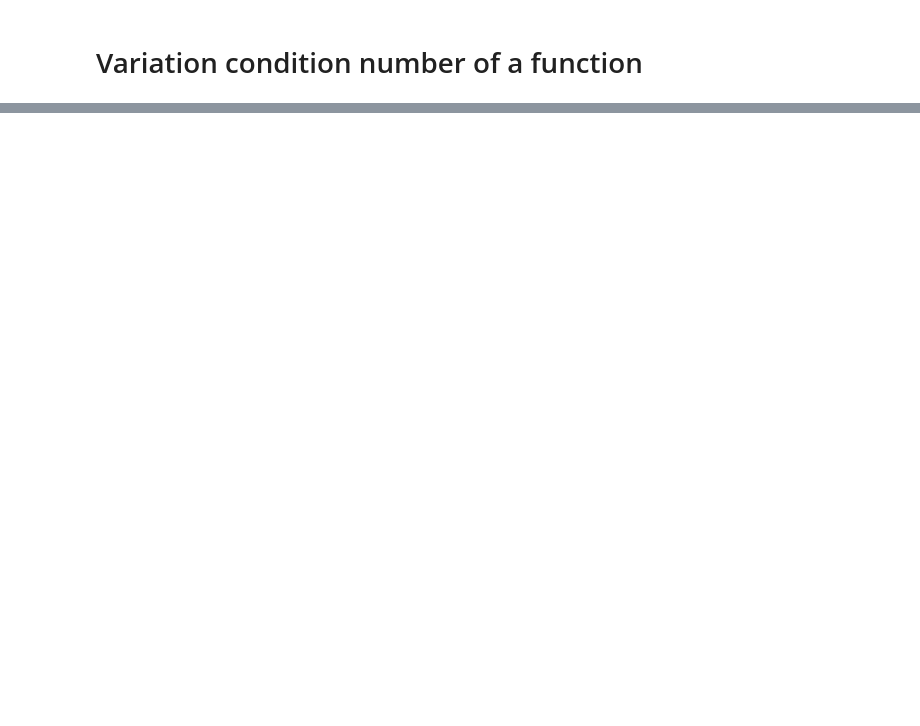
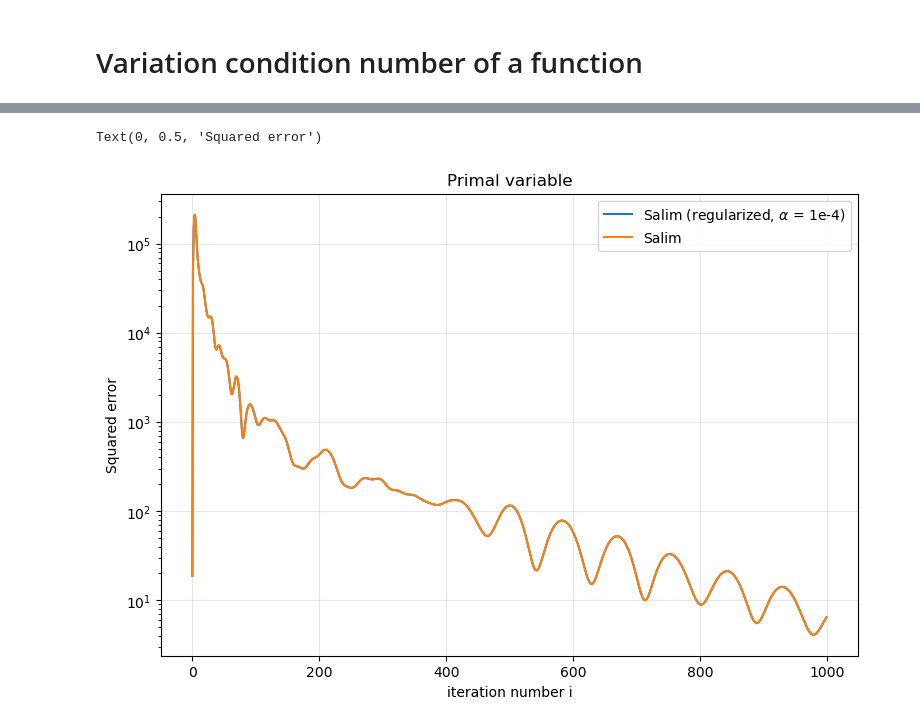
Before and after one commit to kisnikser/Decentralized-Optimization, a Jupyter notebook: comparison.ipynb, the cells around one changed output, grey strips where cells are left out. Saved outputs shown, nothing was run; the diff lists cells and outputs as text; code cells hidden in the pictures; blank space fills up the shorter version.

```diff
--- a/comparison.ipynb
+++ b/comparison.ipynb
@@ -390,0 +399,41 @@ Text(0, 0.5, 'Squared error')
+# %%
+salim_decentralized = SalimDecentralized(model)
+
+salim_decentralized.get_n_iter(1000)
+salim_decentralized.get_start_point(x0=np.zeros(Q_k * K + K * K))
+salim_decentralized.get_params()
+
+w_i_Salim = salim_decentralized.solve()
+# %%
+w = cp.Variable(Q_k * K + K * K)
+
+func = cp.quad_form(w, salim_decentralized.R) + salim_decentralized.r @ w
+
+constraints = [salim_decentralized.K @ w == salim_decentralized.b]
+
+obj = cp.Minimize(func)
+
+prob = cp.Problem(obj, constraints)
+prob.solve()
+w_opt_reg = w.value
+
+x_opt = w_opt_reg[:Q_k*K]
+y_opt = w_opt_reg[Q_k*K:]
+# %%
+x_i = w_i_Salim[:, :Q_k*K]
+y_i = w_i_Salim[:, Q_k*K:]
+# %%
+plt.figure(figsize=(9, 6))
+
+plt.plot(range(x_i.shape[0]), [np.linalg.norm(x_i[i] - x_opt)**2 for i in range(x_i.shape[0])], label = 'Salim (regularized, $\\alpha$ = 1e-4)')
+plt.plot(range(x_i.shape[0]), [np.linalg.norm(x_i[i] - w_opt)**2 for i in range(x_i.shape[0])], label = 'Salim')
+
+plt.legend()
+plt.grid(alpha = 0.3)
+plt.yscale('log')
+plt.title("Primal variable")
+plt.xlabel("iteration number i")
+plt.ylabel("Squared error")
+# %% [output]
+Text(0, 0.5, 'Squared error')
+[figure, added]
```
Also changed, not shown: parts of 12 cells of this notebook, 11 other files.
